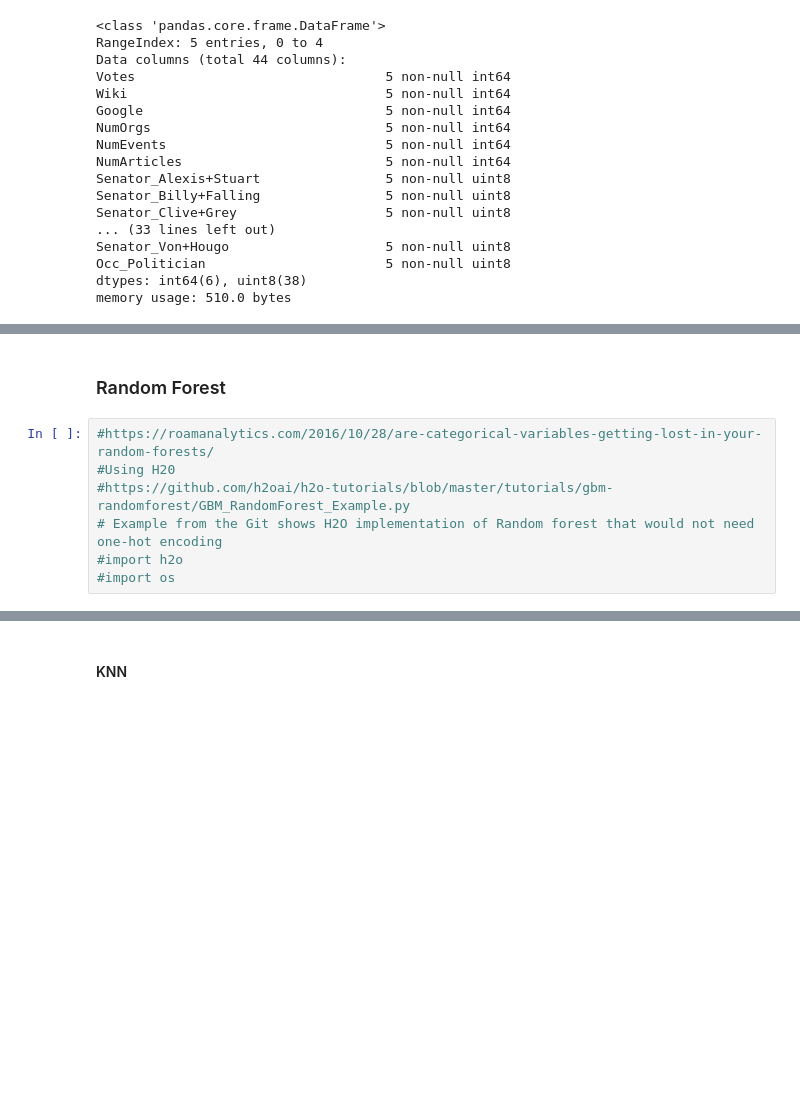
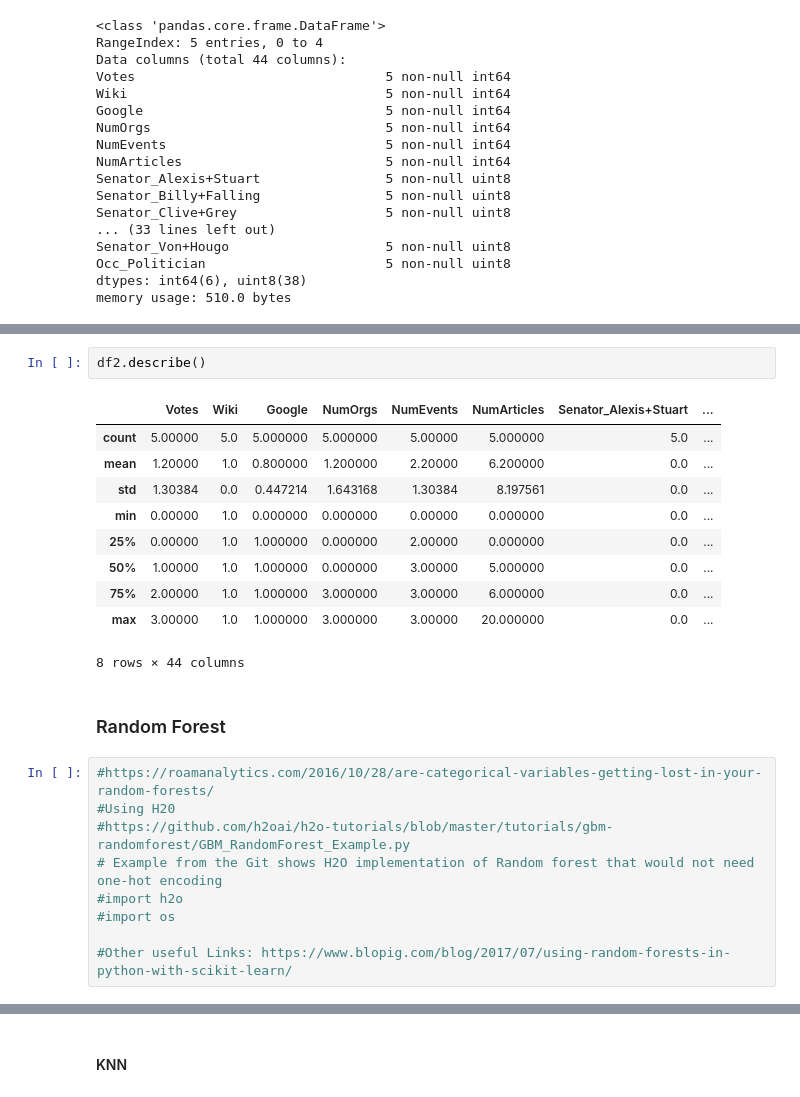
Before and after one commit to ChiruGit/Capstone, a Jupyter notebook: DataExploration.ipynb, the cells around one changed output, grey strips where cells are left out. Cells and saved outputs as stored; diff of their text form; blank space fills up the shorter version.

Commit message:
Random Forest Code Added

```diff
--- a/DataExploration.ipynb
+++ b/DataExploration.ipynb
@@ -321,3 +331,16 @@ memory usage: 510.0 bytes
+# %%
+df2.describe()
+# %% [output]
+|  | Votes | Wiki | Google | NumOrgs | NumEvents | NumArticles | Senator_Alexis+Stuart | ... |
+| count | 5.00000 | 5.0 | 5.000000 | 5.000000 | 5.00000 | 5.000000 | 5.0 | ... |
+| mean | 1.20000 | 1.0 | 0.800000 | 1.200000 | 2.20000 | 6.200000 | 0.0 | ... |
+| std | 1.30384 | 0.0 | 0.447214 | 1.643168 | 1.30384 | 8.197561 | 0.0 | ... |
+| min | 0.00000 | 1.0 | 0.000000 | 0.000000 | 0.00000 | 0.000000 | 0.0 | ... |
+| 25% | 0.00000 | 1.0 | 1.000000 | 0.000000 | 2.00000 | 0.000000 | 0.0 | ... |
+| 50% | 1.00000 | 1.0 | 1.000000 | 0.000000 | 3.00000 | 5.000000 | 0.0 | ... |
+| 75% | 2.00000 | 1.0 | 1.000000 | 3.000000 | 3.00000 | 6.000000 | 0.0 | ... |
+| max | 3.00000 | 1.0 | 1.000000 | 3.000000 | 3.00000 | 20.000000 | 0.0 | ... |
+8 rows × 44 columns
 # %% [markdown]
 ### Random Forest
 # %%
@@ -327,3 +350,5 @@ memory usage: 510.0 bytes
 # Example from the Git shows H2O implementation of Random forest that would not need one-hot encoding
 #import h2o
 #import os
+
+#Other useful Links: https://www.blopig.com/blog/2017/07/using-random-forests-in-python-with-scikit-learn/
```
Also changed, not shown: parts of 12 cells of this notebook.
